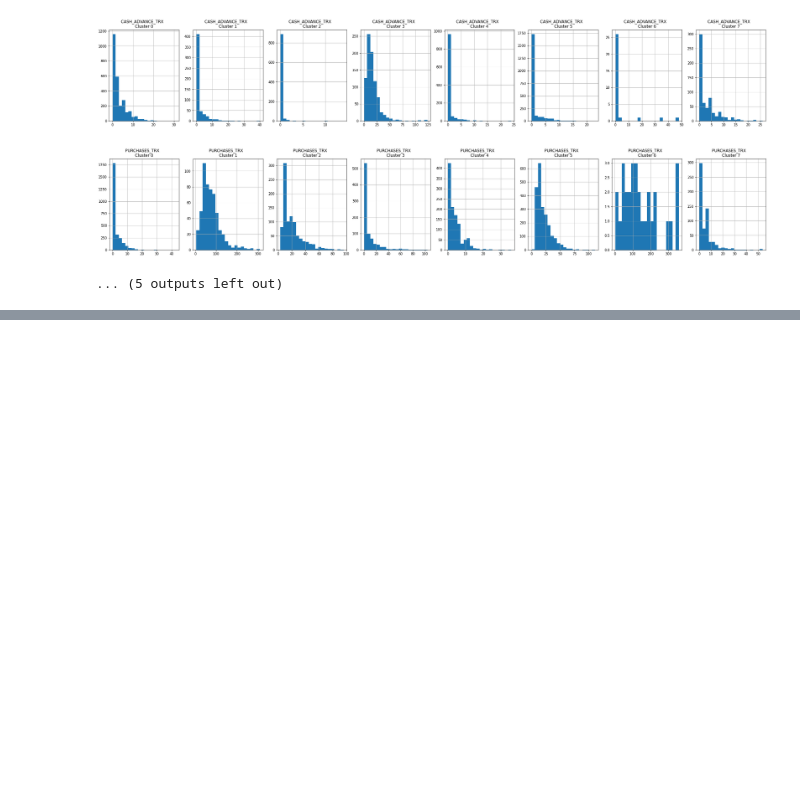
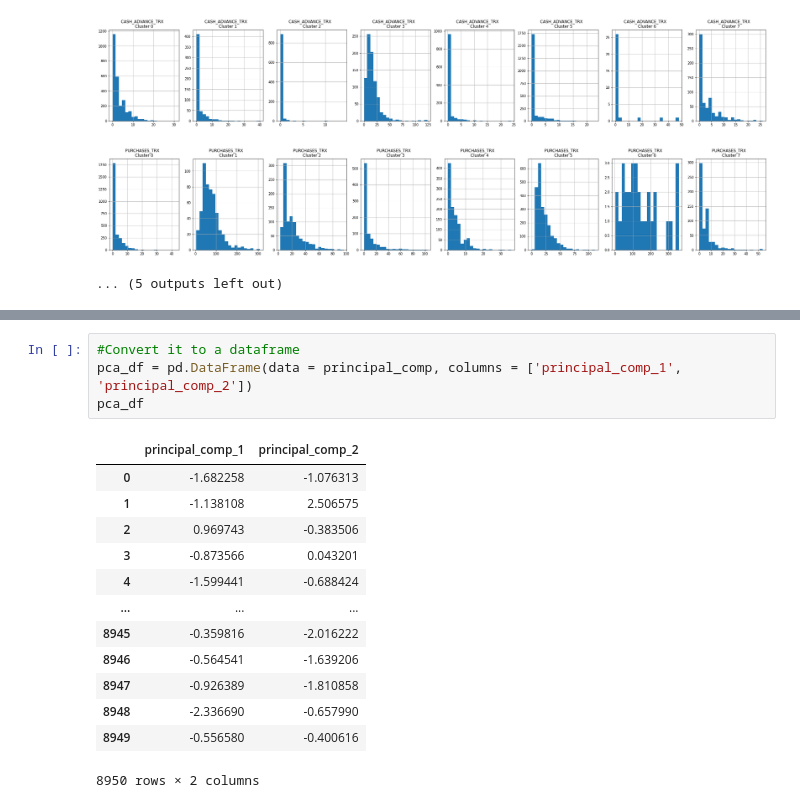
Before and after one commit to eeeds/Projects, a Jupyter notebook: 17- Marketing Project (Clusters)/Project17.ipynb, the cells around one changed output, grey strips where cells are left out. Cells and saved outputs as stored; diff of their text form; blank space fills up the shorter version.

```diff
--- a/17- Marketing Project (Clusters)/Project17.ipynb
+++ b/17- Marketing Project (Clusters)/Project17.ipynb
@@ -314,0 +328,18 @@ for i in creditcard_df.columns:
+# %%
+#Convert it to a dataframe
+pca_df = pd.DataFrame(data = principal_comp, columns = ['principal_comp_1', 'principal_comp_2'])
+pca_df
+# %% [output]
+|  | principal_comp_1 | principal_comp_2 |
+| 0 | -1.682258 | -1.076313 |
+| 1 | -1.138108 | 2.506575 |
+| 2 | 0.969743 | -0.383506 |
+| 3 | -0.873566 | 0.043201 |
+| 4 | -1.599441 | -0.688424 |
+| ... | ... | ... |
+| 8945 | -0.359816 | -2.016222 |
+| 8946 | -0.564541 | -1.639206 |
+| 8947 | -0.926389 | -1.810858 |
+| 8948 | -2.336690 | -0.657990 |
+| 8949 | -0.556580 | -0.400616 |
+8950 rows × 2 columns
```
Also changed, not shown: parts of 3 cells of this notebook.
